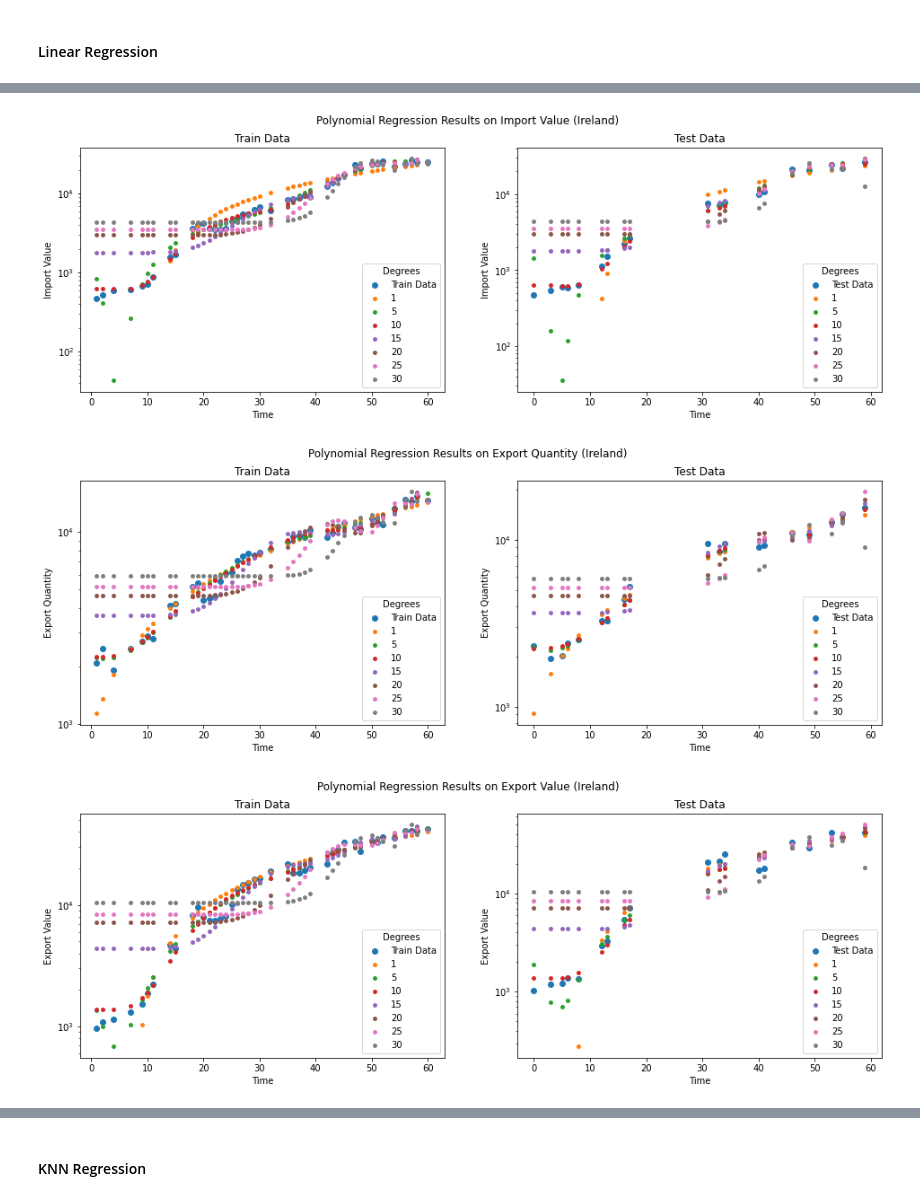
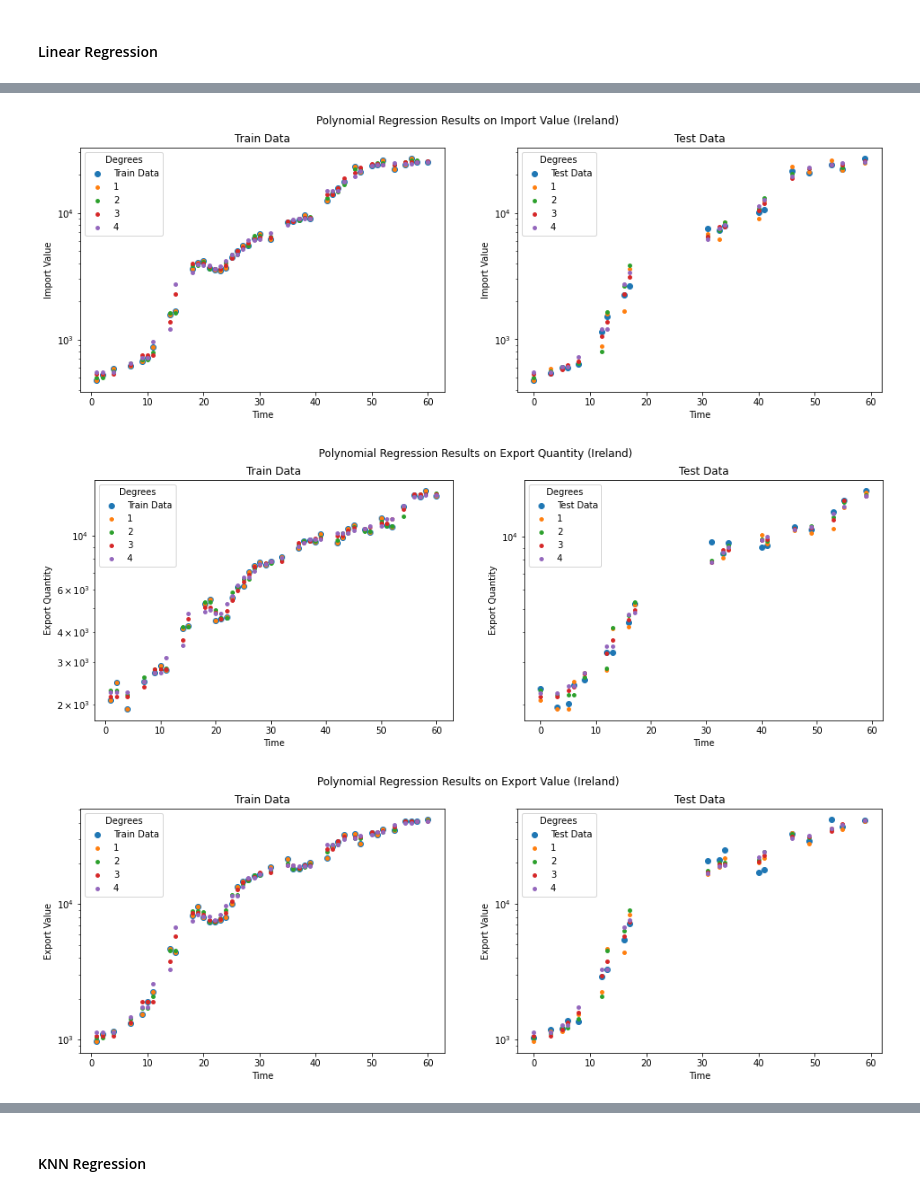
Before and after one commit to CCT-MastersDA/cct-ca2, a Jupyter notebook: jupyter/ML.ipynb, the cells around one changed output, grey strips where cells are left out. Cells and saved outputs as stored; diff of their text form; code cells hidden in the pictures.

```diff
--- a/jupyter/ML.ipynb
+++ b/jupyter/ML.ipynb
@@ -568,6 +618,9 @@ The following graphs were generated to illustrate the datasets after that pre-pr
 # %%
 # concat the datasets to facilitate processing
 imp_exp_avg_df = pd.concat([imp_data_avg, exp_data_avg])
+
+# removing Slovakia data
+imp_exp_avg_df = imp_exp_avg_df[imp_exp_avg_df['Area'] != 'Slovakia']
 
 # getting the list of countries for the analysis
 countries = list(imp_exp_avg_df['Area'].unique())
@@ -586,6 +639,11 @@ for c in countries:
     # getting specific country dataset
     imp_exp_c_df = imp_exp_avg_df[imp_exp_avg_df['Area'] == c]
 
+    # adjusting Slovakia's data to be comparable to other countries
+    delta = 0
+    if c == 'Slovakia':
+        delta = 32
+
     # for each import/export dataset
     for el in elements:
         el_c_df = imp_exp_c_df[imp_exp_c_df['Element'].str.contains(el)]
@@ -601,31 +659,37 @@ for c in countries:
             ms_el_c_df_scaler = run_min_max_scaler(ms_el_c_df, ['Value'])
             ms_el_c_df.assign(Value=ms_el_c_df_scaler.Value)
 
+            # adjusting delta as Slovakia's observations started from 1993
+            ms_el_c_df['Time_Index'] = ms_el_c_df['Time_Index'] + delta
+
             # append timeseries to the list
-            imp_exp_ts_datasets[c].append(ms_el_c_df)
+            imp_exp_ts_datasets.append(ms_el_c_df)
 
 # getting all timeseries per country per import/export val and quantity into the same dataframe
 imp_exp_ts = pd.concat(imp_exp_ts_datasets)
 
 # create the grid to display the import and export data
 imp_exp_grid = sns.FacetGrid(imp_exp_ts, col='Element', hue='Area',
-                             height=10, aspect=1.5, sharey=False, sharex=False, col_wrap=2)
+                             height=5, aspect=1.5, sharey=False, sharex=False, col_wrap=2)
 
 # map the above form facetgrid with some attributes
 imp_exp_grid.map(sns.lineplot, 'Time_Index', 'Value', alpha=.8, linewidth=2.5)
 
 # adding legend
-imp_exp_grid.add_legend(title='Country', fontsize='xx-large')
+imp_exp_grid.add_legend(title='Country')
 
 # setting labels and titles
-imp_exp_grid.set_xlabels('Time (Year)', fontsize='xx-large')
-imp_exp_grid.set_titles('Average {col_name} of Crops and Livestock Products by Year')
+imp_exp_grid.set_xlabels('Time (Year)')
+imp_exp_grid.set_titles('{col_name} of Crops and Livestock Products Over Time')
 
-# Iterate thorugh each axis
-y_labels = ['Scaled Import Quantity', 'Scaled Import Value', 'Scaled Export Quantity', 'Scaled Export Value']
+# adjusting space between graphs
+imp_exp_grid.fig.subplots_adjust(wspace=.2, hspace=.2)
+
+# iterate thorugh each axis
+y_labels = ['Import Quantity (tonnes)', 'Import Value (1000 US$)', 'Export Quantity (tonnes)', 'Export Value (1000 US$)']
 idx = 0
 for ax in imp_exp_grid.axes.flat:
-    ax.set_ylabel(y_labels[idx], fontsize='xx-large')
-    ax.set_title(ax.get_title(), fontsize='xx-large')
+    ax.set_ylabel(y_labels[idx])
+    ax.set_title(ax.get_title())
     idx+=1
 # %% [output]
@@ -634,7 +698,8 @@ for ax in imp_exp_grid.axes.flat:
 #### Linear Regression
 # %%
 # polynomial degrees
-degrees = [1, 5, 10, 15, 20, 25, 30]
+#degrees = [1, 5, 10, 15, 20, 25, 30]
+degrees = [1, 2, 3, 4]
 
 # showing train and test data results
 labels = ['Train Data', 'Test Data']
@@ -652,7 +717,7 @@ for df_scaler in imp_exp_ts_datasets:
     target = df_scaler['Element'].unique()[0]
 
     # running the poly regression model
-    lr_results, X_train, X_test, y_train, y_test, y_train_pred, y_test_pred = run_poly_regression(X, y, target, degrees)
+    lr_results, X_train, X_test, y_train, y_test, y_train_pred, y_test_pred = run_knn_regression_batch(X, y, target, degrees)
 
     # getting data to plot the results
     to_plot = [(X_train, y_train, y_train_pred), (X_test, y_test, y_test_pred)]
@@ -686,7 +751,7 @@ for df_scaler in imp_exp_ts_datasets:
         subplot+=1
 
     # keeping results
-    plr_res_df = pd.DataFrame(lr_results, columns=['Element', 'Degree', 'Train_R2', 'Test_R2'])
+    plr_res_df = pd.DataFrame(lr_results, columns=['Element', 'Degree', 'Train_R2', 'Test_R2', 'CV_Train', 'CV_Test'])
     plr_res_df['Area'] = country
     plr_results.append(plr_res_df)
 
@@ -701,3 +766,3 @@ res_df = pd.concat(plr_results)
-[figure, old version]
+[figure, new version]
-[figure, old version]
+[figure, new version]
-[figure, old version]
+[figure, new version]
```
Also changed, not shown: parts of 7 cells of this notebook, 2 other files.
